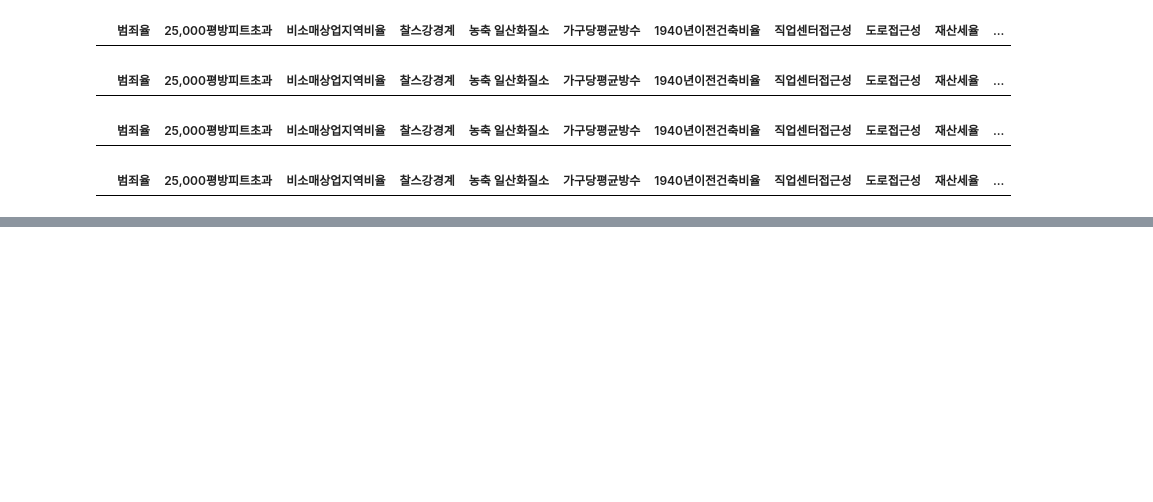
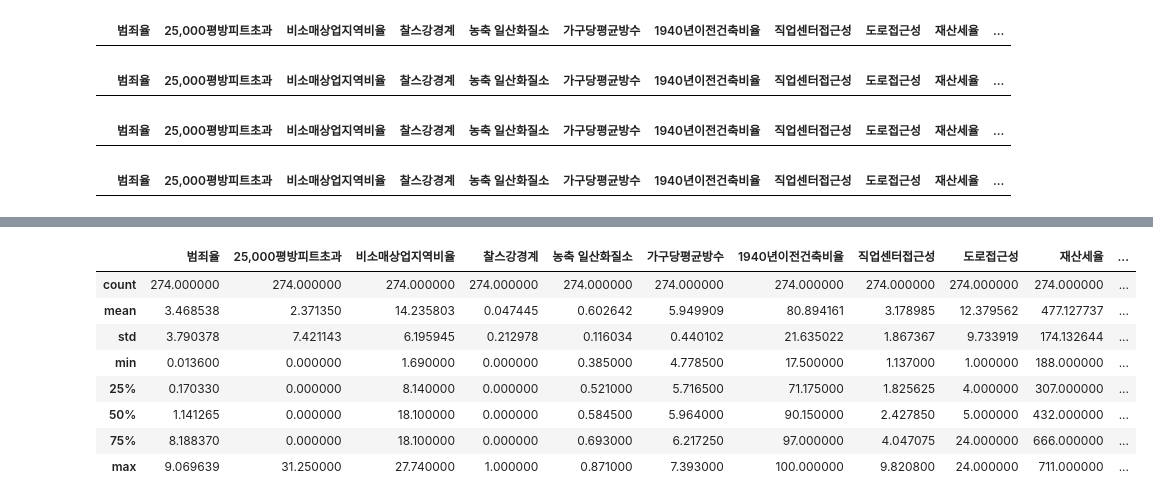
Before and after one commit to juhooong/fintech_service, a Jupyter notebook: 06machine_learning/14회귀분석_보스턴집값예측_라쏘_릿지_엘라스틱넷(김주호).ipynb, the cells around one changed output, grey strips where cells are left out. Cells and saved outputs as stored; diff of their text form; code cells hidden in the pictures; blank space fills up the shorter version.

```diff
--- a/06machine_learning/14회귀분석_보스턴집값예측_라쏘_릿지_엘라스틱넷(김주호).ipynb
+++ b/06machine_learning/14회귀분석_보스턴집값예측_라쏘_릿지_엘라스틱넷(김주호).ipynb
@@ -201,0 +226,12 @@ sns.heatmap(data.corr(numeric_only=True), annot=True, linewidth=1)
+# %%
+data[data['주택가격'] < 21.877075].describe()
+# %% [output]
+|  | 범죄율 | 25,000평방피트초과 | 비소매상업지역비율 | 찰스강경계 | 농축 일산화질소 | 가구당평균방수 | 1940년이전건축비율 | 직업센터접근성 | 도로접근성 | 재산세율 | ... |
+| count | 274.000000 | 274.000000 | 274.000000 | 274.000000 | 274.000000 | 274.000000 | 274.000000 | 274.000000 | 274.000000 | 274.000000 | ... |
+| mean | 3.468538 | 2.371350 | 14.235803 | 0.047445 | 0.602642 | 5.949909 | 80.894161 | 3.178985 | 12.379562 | 477.127737 | ... |
+| std | 3.790378 | 7.421143 | 6.195945 | 0.212978 | 0.116034 | 0.440102 | 21.635022 | 1.867367 | 9.733919 | 174.132644 | ... |
+| min | 0.013600 | 0.000000 | 1.690000 | 0.000000 | 0.385000 | 4.778500 | 17.500000 | 1.137000 | 1.000000 | 188.000000 | ... |
+| 25% | 0.170330 | 0.000000 | 8.140000 | 0.000000 | 0.521000 | 5.716500 | 71.175000 | 1.825625 | 4.000000 | 307.000000 | ... |
+| 50% | 1.141265 | 0.000000 | 18.100000 | 0.000000 | 0.584500 | 5.964000 | 90.150000 | 2.427850 | 5.000000 | 432.000000 | ... |
+| 75% | 8.188370 | 0.000000 | 18.100000 | 0.000000 | 0.693000 | 6.217250 | 97.000000 | 4.047075 | 24.000000 | 666.000000 | ... |
+| max | 9.069639 | 31.250000 | 27.740000 | 1.000000 | 0.871000 | 7.393000 | 100.000000 | 9.820800 | 24.000000 | 711.000000 | ... |
```
Also changed, not shown: parts of 10 cells of this notebook, 2 other files.
